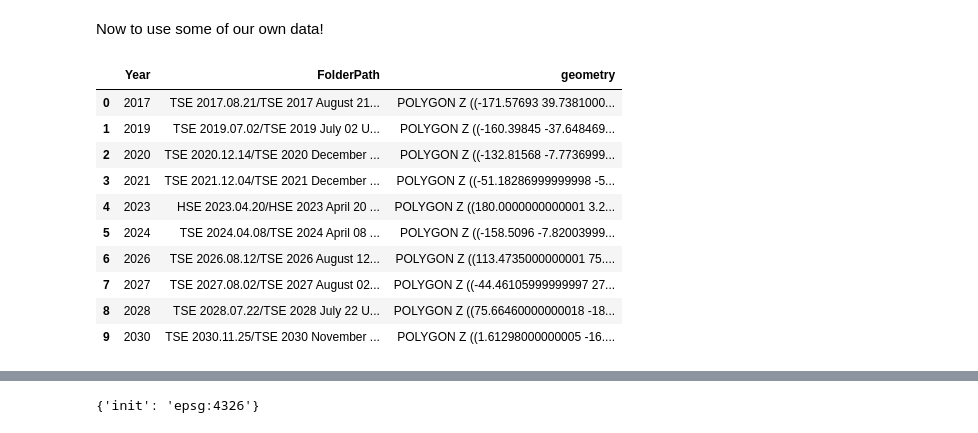
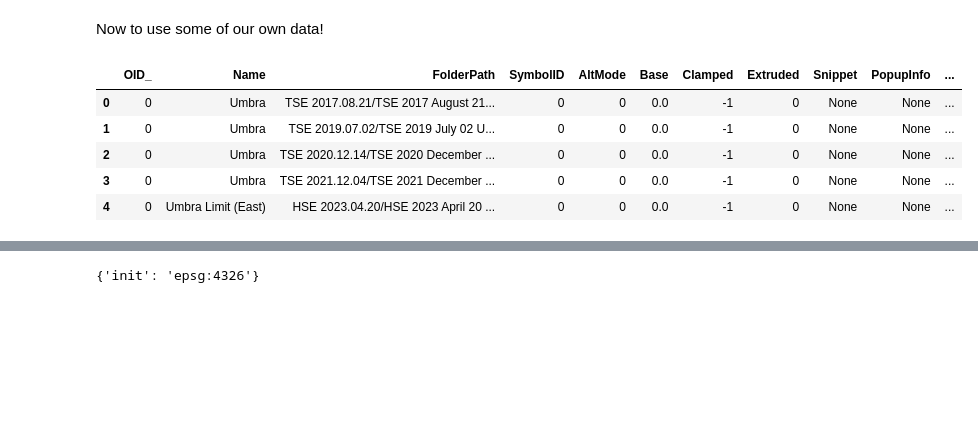
Before and after one commit to christyheaton/PyCon2018_GISTutorial, a Jupyter notebook: Notebook/02_Geopandas_Advanced.ipynb, the cells around one changed output, grey strips where cells are left out. Drawn from its saved outputs; the diff is of its cells as text; code cells hidden in the pictures; blank space fills up the shorter version.

Commit message:
Moved things around, added info, and tidied up

```diff
--- a/Notebook/02_Geopandas_Advanced.ipynb
+++ b/Notebook/02_Geopandas_Advanced.ipynb
@@ -19,18 +21,14 @@ Now to use some of our own data!
 # %%
 # Look in your Data directory to see this shapefile
 eclipses = gpd.read_file(os.path.join(data_pth, "Eclipses.shp"))
-# %%
-eclipses
-# %% [output]
-|  | Year | FolderPath | geometry |
-| 0 | 2017 | TSE 2017.08.21/TSE 2017 August 21... | POLYGON Z ((-171.57693 39.7381000... |
-| 1 | 2019 | TSE 2019.07.02/TSE 2019 July 02 U... | POLYGON Z ((-160.39845 -37.648469... |
-| 2 | 2020 | TSE 2020.12.14/TSE 2020 December ... | POLYGON Z ((-132.81568 -7.7736999... |
-| 3 | 2021 | TSE 2021.12.04/TSE 2021 December ... | POLYGON Z ((-51.18286999999998 -5... |
-| 4 | 2023 | HSE 2023.04.20/HSE 2023 April 20 ... | POLYGON Z ((180.0000000000001 3.2... |
-| 5 | 2024 | TSE 2024.04.08/TSE 2024 April 08 ... | POLYGON Z ((-158.5096 -7.82003999... |
-| 6 | 2026 | TSE 2026.08.12/TSE 2026 August 12... | POLYGON Z ((113.4735000000001 75.... |
-| 7 | 2027 | TSE 2027.08.02/TSE 2027 August 02... | POLYGON Z ((-44.46105999999997 27... |
-| 8 | 2028 | TSE 2028.07.22/TSE 2028 July 22 U... | POLYGON Z ((75.66460000000018 -18... |
-| 9 | 2030 | TSE 2030.11.25/TSE 2030 November ... | POLYGON Z ((1.61298000000005 -16.... |
+# %%
+# Let's see what we've got in tabular format
+eclipses.head()
+# %% [output]
+|  | OID_ | Name | FolderPath | SymbolID | AltMode | Base | Clamped | Extruded | Snippet | PopupInfo | ... |
+| 0 | 0 | Umbra | TSE 2017.08.21/TSE 2017 August 21... | 0 | 0 | 0.0 | -1 | 0 | None | None | ... |
+| 1 | 0 | Umbra | TSE 2019.07.02/TSE 2019 July 02 U... | 0 | 0 | 0.0 | -1 | 0 | None | None | ... |
+| 2 | 0 | Umbra | TSE 2020.12.14/TSE 2020 December ... | 0 | 0 | 0.0 | -1 | 0 | None | None | ... |
+| 3 | 0 | Umbra | TSE 2021.12.04/TSE 2021 December ... | 0 | 0 | 0.0 | -1 | 0 | None | None | ... |
+| 4 | 0 | Umbra Limit (East) | HSE 2023.04.20/HSE 2023 April 20 ... | 0 | 0 | 0.0 | -1 | 0 | None | None | ... |
 # %%
```
Also changed, not shown: parts of 37 cells of this notebook.
